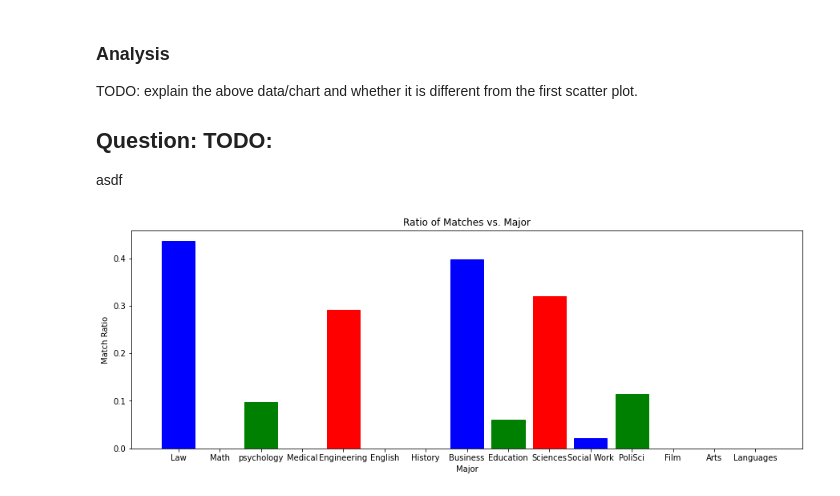
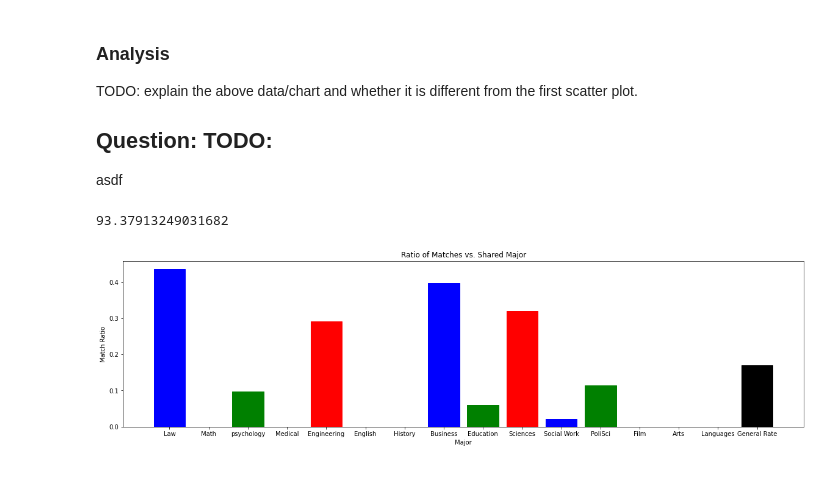
Before and after one commit to Kadekool/Speed-Dating-Exploration, a Jupyter notebook: Speed Dating Jupyter.ipynb, the cells around one changed output. Saved outputs shown, nothing was run; the diff lists cells and outputs as text; code cells hidden in the pictures.

Commit message:
Added value to bar graph and fixed typos

```diff
--- a/Speed Dating Jupyter.ipynb
+++ b/Speed Dating Jupyter.ipynb
@@ -151,39 +151,49 @@ for subject in pairToDidMatch:
     if pairToDidMatch[subject] == 1:
         if subject[0] in ProfessionofIndividual and subject[1] in ProfessionofIndividual and (subject[1],subject[0]) not in AlreadyCheckedMajor:
             if ProfessionofIndividual[subject[0]] == ProfessionofIndividual[subject[1]]:
                 MatchesWithSameProfession[int(ProfessionofIndividual[int(subject[0])]-1)]+=1
             DatesWithSameProfession[int(ProfessionofIndividual[int(subject[0])]-1)]+=1
             AlreadyCheckedMajor.add((subject[1],subject[0]))
 
-titles=['Law','Math','psychology','Medical','Engineering','English','History','Business','Education','Sciences','Social Work','Undecided','PoliSci','Film','Arts','Languages','Architecture']
+titles=['Law','Math','psychology','Medical','Engineering','English','History','Business','Education','Sciences','Social Work','Undecided','PoliSci','Film','Arts','Languages','Architecture','General Rate']
 
 for i in range(len(DatesWithSameProfession)):
     if i>=len(DatesWithSameProfession):
         break
     if DatesWithSameProfession[i] == 0:
         MatchesWithSameProfession.pop(i)
         DatesWithSameProfession.pop(i)
         titles.pop(i)
         i-=1
 
-PecentMatchMajor = [0]*len(DatesWithSameProfession)
+PercentMatchMajor = [0]*len(DatesWithSameProfession)
 
 for i in range(len(PecentMatchMajor)):
-    PecentMatchMajor[i] = MatchesWithSameProfession[i]/DatesWithSameProfession[i]
+    PercentMatchMajor[i] = MatchesWithSameProfession[i]/DatesWithSameProfession[i]
 
-fig = plt.figure(figsize = (15, 5))
-Bars=plt.bar(titles,PecentMatchMajor)
+sumRates=0
+for matchRates in correspondingMatchRate:
+    sumRates+=matchRates
+sumRates=sumRates/len(correspondingMatchRate)
+
+PercentMatchMajor.append(sumRates)
+
+
+fig = plt.figure(figsize = (20, 5))
+Bars=plt.bar(titles,PercentMatchMajor)
 colors='bgr'
 
 j=0
-for i in range(len(titles)):
-    if PecentMatchMajor[i] != 0:
+for i in range(len(titles)-1):
+    if PercentMatchMajor[i] != 0:
         Bars[i].set_color(colors[j%len(colors)])
         j+=1
+Bars[len(Bars)-1].set_color('k')
 
-plt.title("Ratio of Matches vs. Major")
+plt.title("Ratio of Matches vs. Shared Major")
 plt.xlabel("Major")
 plt.ylabel("Match Ratio")
 plt.show()
 # %% [output]
+93.37913249031682
-[figure, old version]
+[figure, new version]
```
